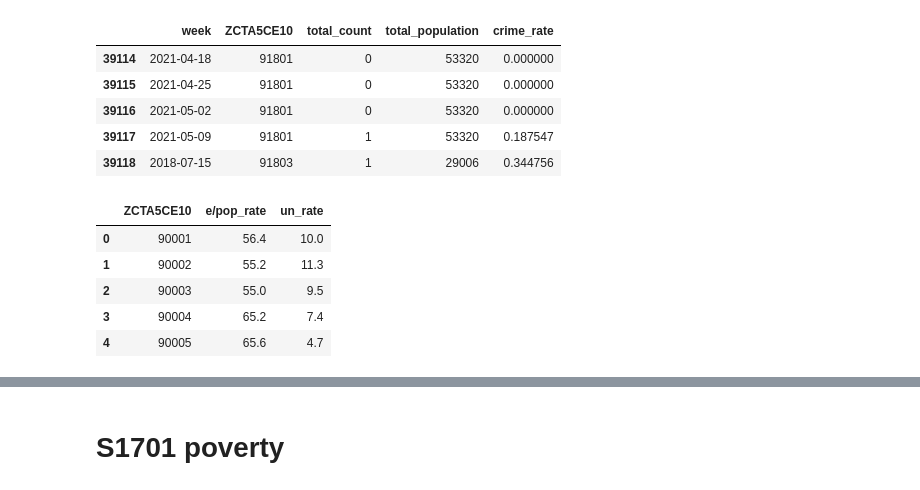
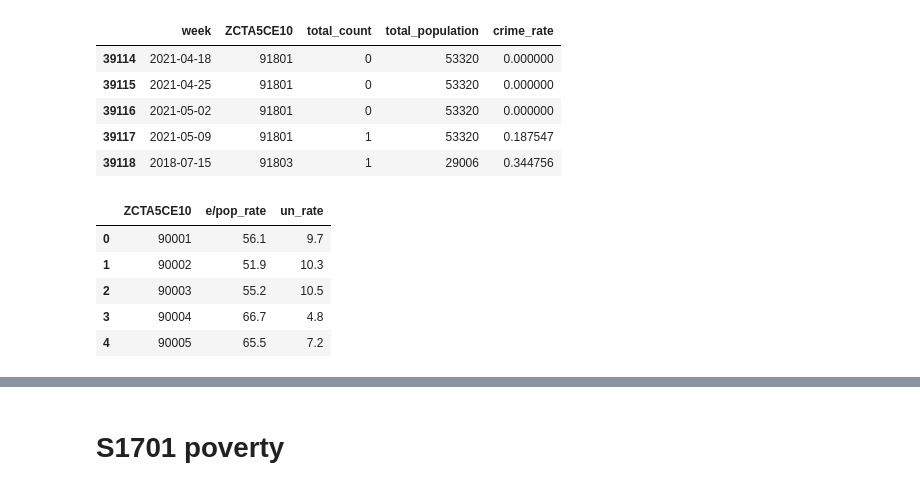
Before and after one commit to bail-reform/NYC, a Jupyter notebook: LA_Data_Aggregation.ipynb, the cells around one changed output, grey strips where cells are left out. Drawn from its saved outputs; the diff is of its cells as text; code cells hidden in the pictures.

```diff
--- a/LA_Data_Aggregation.ipynb
+++ b/LA_Data_Aggregation.ipynb
@@ -280,20 +289,20 @@ crime.tail()
 | 39117 | 2021-05-09 | 91801 | 1 | 53320 | 0.187547 |
 | 39118 | 2018-07-15 | 91803 | 1 | 29006 | 0.344756 |
 # %%
-file_path = '/Users/yokij/Desktop/Capstone/LA/LA_ACSST5Y2022S2301.csv'
+file_path = '/Users/yokij/Desktop/Capstone/LA/LA_ACSST5Y2018S2301.csv'
 df = pd.read_csv(file_path, low_memory=False)
 employment = df[['NAME', 'S2301_C03_001E', 'S2301_C04_001E']]
 employment = employment.iloc[1:].reset_index(drop=True)
 employment.columns = ['ZCTA5CE10', 'e/pop_rate', 'un_rate']
 employment['ZCTA5CE10'] = employment['ZCTA5CE10'].str.replace('ZCTA5 ', '')
 employment.head()
 # %% [output]
 |  | ZCTA5CE10 | e/pop_rate | un_rate |
-| 0 | 90001 | 56.4 | 10.0 |
-| 1 | 90002 | 55.2 | 11.3 |
-| 2 | 90003 | 55.0 | 9.5 |
-| 3 | 90004 | 65.2 | 7.4 |
-| 4 | 90005 | 65.6 | 4.7 |
+| 0 | 90001 | 56.1 | 9.7 |
+| 1 | 90002 | 51.9 | 10.3 |
+| 2 | 90003 | 55.2 | 10.5 |
+| 3 | 90004 | 66.7 | 4.8 |
+| 4 | 90005 | 65.5 | 7.2 |
 # %%
 crime = crime.merge(employment, on = 'ZCTA5CE10', how = 'right')
 crime.head()
```
Also changed, not shown: parts of 20 cells of this notebook.
